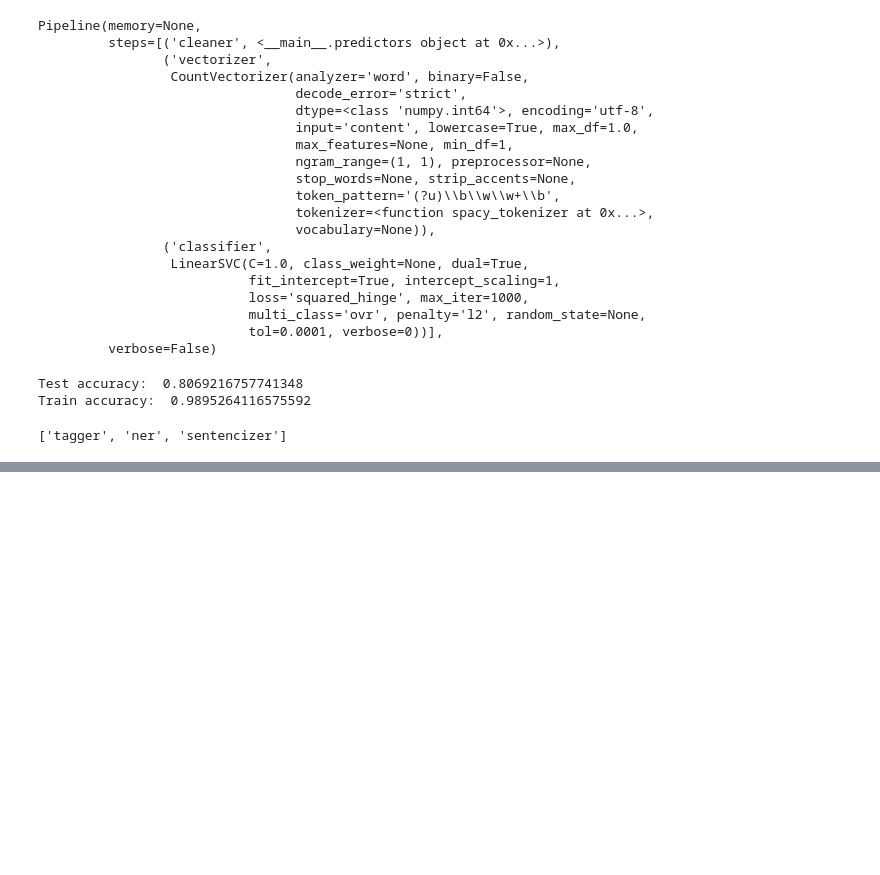
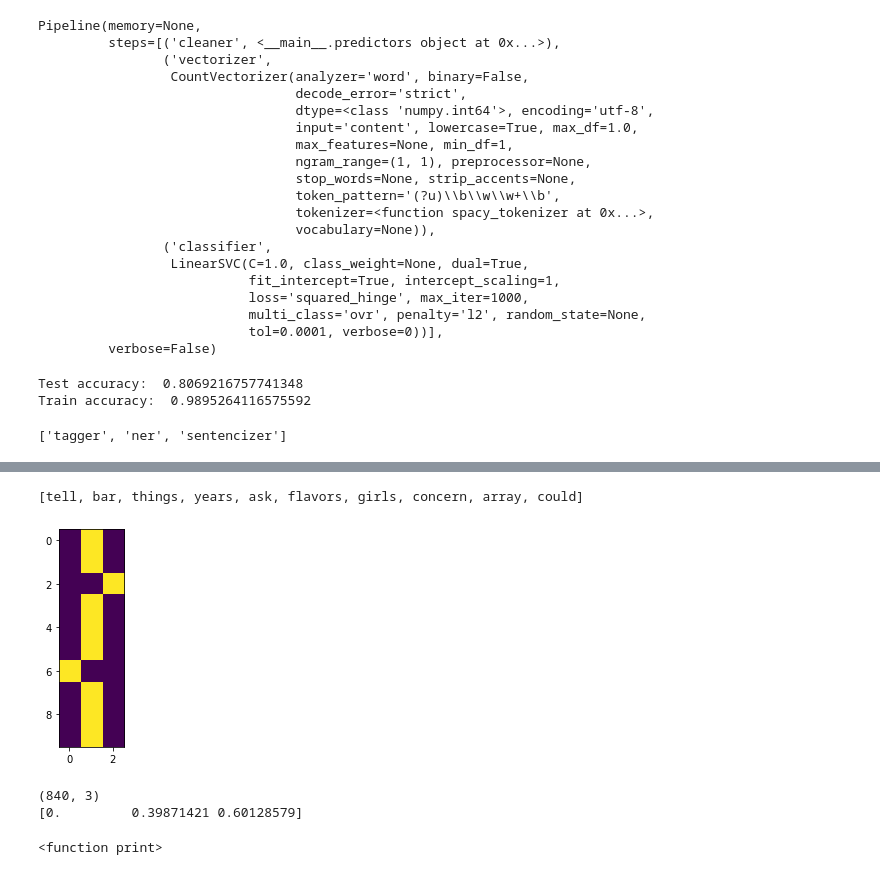
Before and after one commit to mtv2101/insight_2020a_project, a Jupyter notebook: Activated_Insights_consulting/topic_model_prototyping.ipynb, the cells around one changed output, grey strips where cells are left out. Drawn from its saved outputs; the diff is of its cells as text; code cells hidden in the pictures; blank space fills up the shorter version.

```diff
--- a/Activated_Insights_consulting/topic_model_prototyping.ipynb
+++ b/Activated_Insights_consulting/topic_model_prototyping.ipynb
@@ -372,0 +443,17 @@ array([[ 2.66351597e-03,  2.61099718e-04,  2.05655426e-01,
+# %%
+plt.imshow(probs[:10], vmin=0, vmax=1.0)
+
+all_test_text = list(itertools.chain.from_iterable(sentence_df.tokens))
+test_text = [t for i,t in enumerate(all_test_text) if i in list(y_test[:10])]
+test_text
+# %% [output]
+[tell, bar, things, years, ask, flavors, girls, concern, array, could]
+[figure, added]
+# %%
+print(mean_probs.shape)
+print(np.mean(mean_probs, axis=0))
+print
+# %% [output]
+(840, 3)
+[0.         0.39871421 0.60128579]
+<function print>
```
Also changed, not shown: parts of 26 cells of this notebook.
